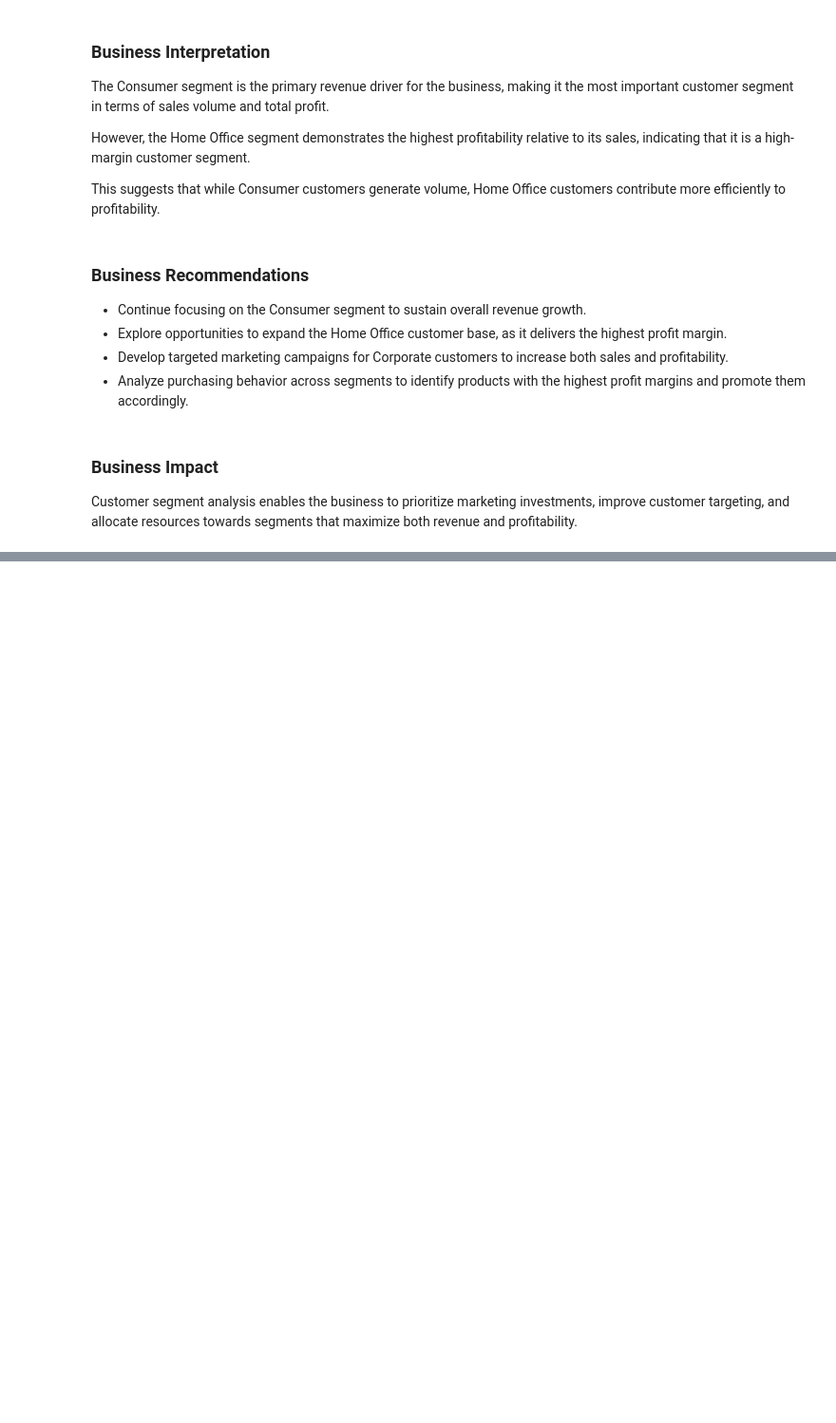
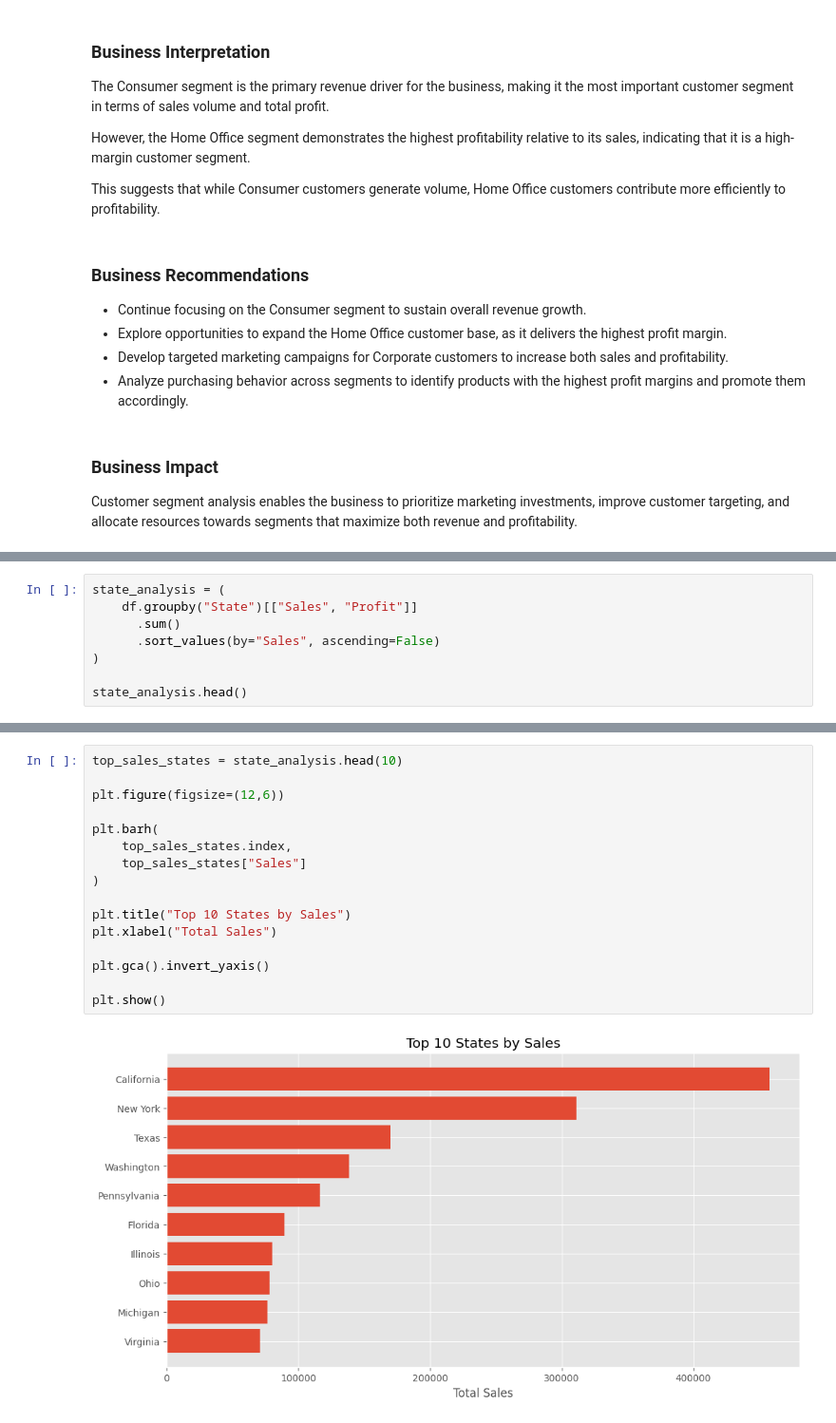
Before and after one commit to jigyasa-b31/Sales-Data-Analysis-Dashboard, a Jupyter notebook: notebooks/Sales_Data_Analysis_Dashboard.ipynb, the cells around one changed output, grey strips where cells are left out. Shown at 95% size. Saved outputs shown, nothing was run; the diff lists cells and outputs as text; blank space fills up the shorter version.

Commit message:
Analyze state-wise sales and profitability

```diff
--- a/notebooks/Sales_Data_Analysis_Dashboard.ipynb
+++ b/notebooks/Sales_Data_Analysis_Dashboard.ipynb
@@ -884,0 +891,8 @@ Customer segment analysis enables the business to prioritize marketing investmen
+# %%
+state_analysis = (
+    df.groupby("State")[["Sales", "Profit"]]
+      .sum()
+      .sort_values(by="Sales", ascending=False)
+)
+
+state_analysis.head()
@@ -884,0 +907,18 @@ Customer segment analysis enables the business to prioritize marketing investmen
+# %%
+top_sales_states = state_analysis.head(10)
+
+plt.figure(figsize=(12,6))
+
+plt.barh(
+    top_sales_states.index,
+    top_sales_states["Sales"]
+)
+
+plt.title("Top 10 States by Sales")
+plt.xlabel("Total Sales")
+
+plt.gca().invert_yaxis()
+
+plt.show()
+# %% [output]
+[figure, added]
```
Also changed, not shown: parts of 10 cells of this notebook.
